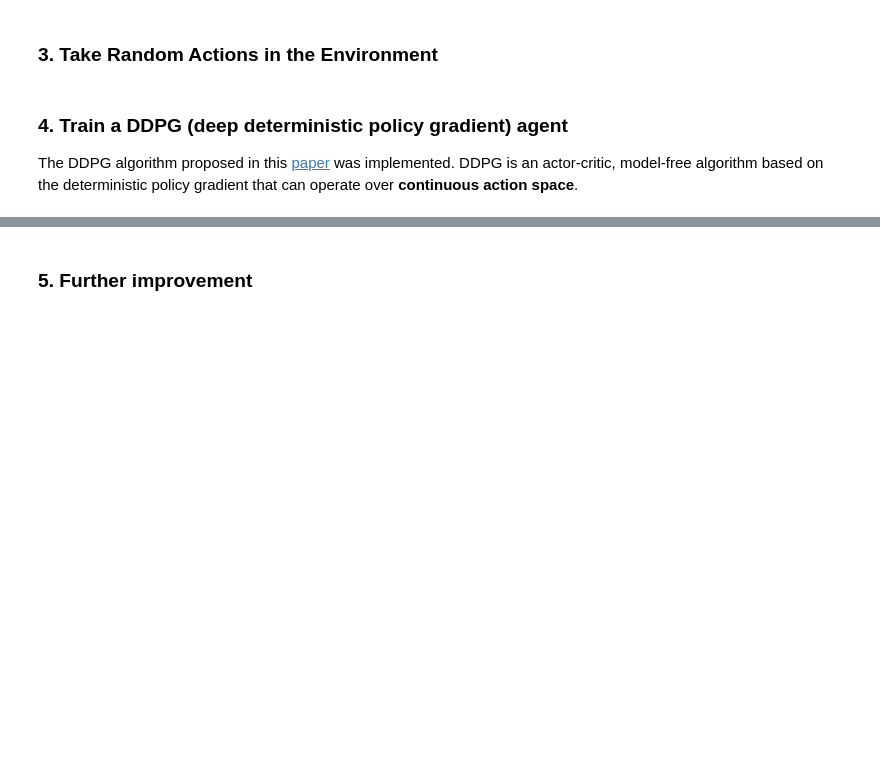
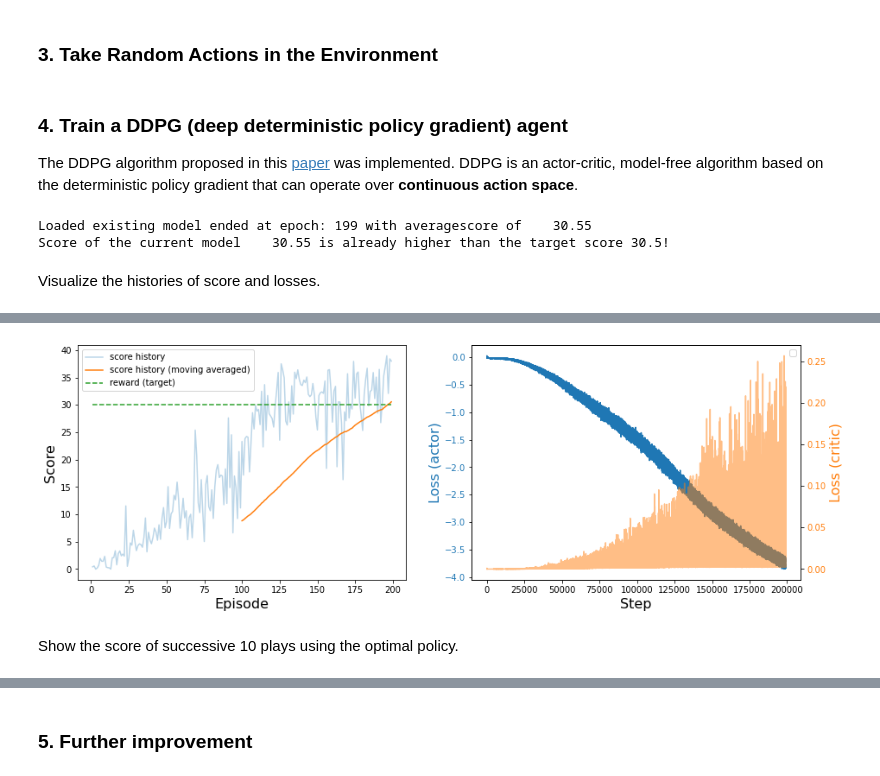
Before and after one commit to zhujun98/reinforcement-learning-with-unity, a Jupyter notebook: p2_continuous_control/Continuous_Control.ipynb, the cells around one changed output, grey strips where cells are left out. Drawn from its saved outputs; the diff is of its cells as text; code cells hidden in the pictures; blank space fills up the shorter version.

```diff
--- a/p2_continuous_control/Continuous_Control.ipynb
+++ b/p2_continuous_control/Continuous_Control.ipynb
@@ -112,21 +151,28 @@ class Critic(nn.Module):
 target_score = 30
 
 # initialize the agent
-agent = DdpgAgent(action_space, (Actor(), Critic()), replay_memory_size=int(2e5))
+agent = DdpgAgent(action_space, (Actor(), Critic()), replay_memory_size=int(5e5))
 
 # train the agent with given hyperparameters (remove ./ddpg_checkpoint.pth to train a new model from scratch)
-scores = agent.train(env,
-                     theta=0.15,  # Ornstein-Uhlenbeck process constant
-                     sigma=0.20,  # Ornstein-Uhlenbeck process constant
-                     decay_rate=0.995,  # noise decay rate
-                     tau=0.001,  # soft update rate of the target network
-                     gamma=0.99,  # discount factor
-                     learning_rate=(1e-3, 1e-3),  # learning rates of actor and critic models
-                     weight_decay=(1e-4, 1.e-4),  # L2 penalties of actor and critic models
-                     batch_size=64,  # mini batch size
-                     n_episodes=1000,
-                     target_score=target_score,
-                     output_frequency=1)
+scores, losses_actor, losses_critic = agent.train(env,
+    theta=0.15,  # Ornstein-Uhlenbeck process constant
+    sigma=0.20,  # Ornstein-Uhlenbeck process constant
+    decay_rate=0.995,  # noise decay rate
+    tau=0.001,  # soft update rate of the target network
+    gamma=0.99,  # discount factor
+    learning_rate=(5e-4, 5e-4),  # learning rates of actor and critic models
+    weight_decay=(1e-5, 1e-5),  # L2 penalties of actor and critic models
+    batch_size=128,  # mini batch size
+    n_episodes=500,
+    target_score=target_score + 0.5,
+    output_frequency=10)
+# %% [output]
+Loaded existing model ended at epoch: 199 with averagescore of    30.55
+Score of the current model    30.55 is already higher than the target score 30.5!
+# %% [markdown]
+Visualize the histories of score and losses.
 # %%
-_, ax = plt.subplots(1, 1, figsize=(12, 6))
-plot_score_history(ax, scores, target_score)
+_, ax = plt.subplots(1, 2, figsize=(15, 5))
+plot_score_history(ax[0], scores, target_score)
+plot_losses(ax[1], losses_actor, 'Loss (actor)', losses_critic, 'Loss (critic)')
+# %% [output]
@@ -133,3 +180,6 @@ plot_score_history(ax, scores, target_score)
+[figure, added]
+# %% [markdown]
+Show the score of successive 10 plays using the optimal policy.
 # %%
 for i in range(10):
     agent.play(env)
```
Also changed, not shown: parts of 6 cells of this notebook, 4 other files.
